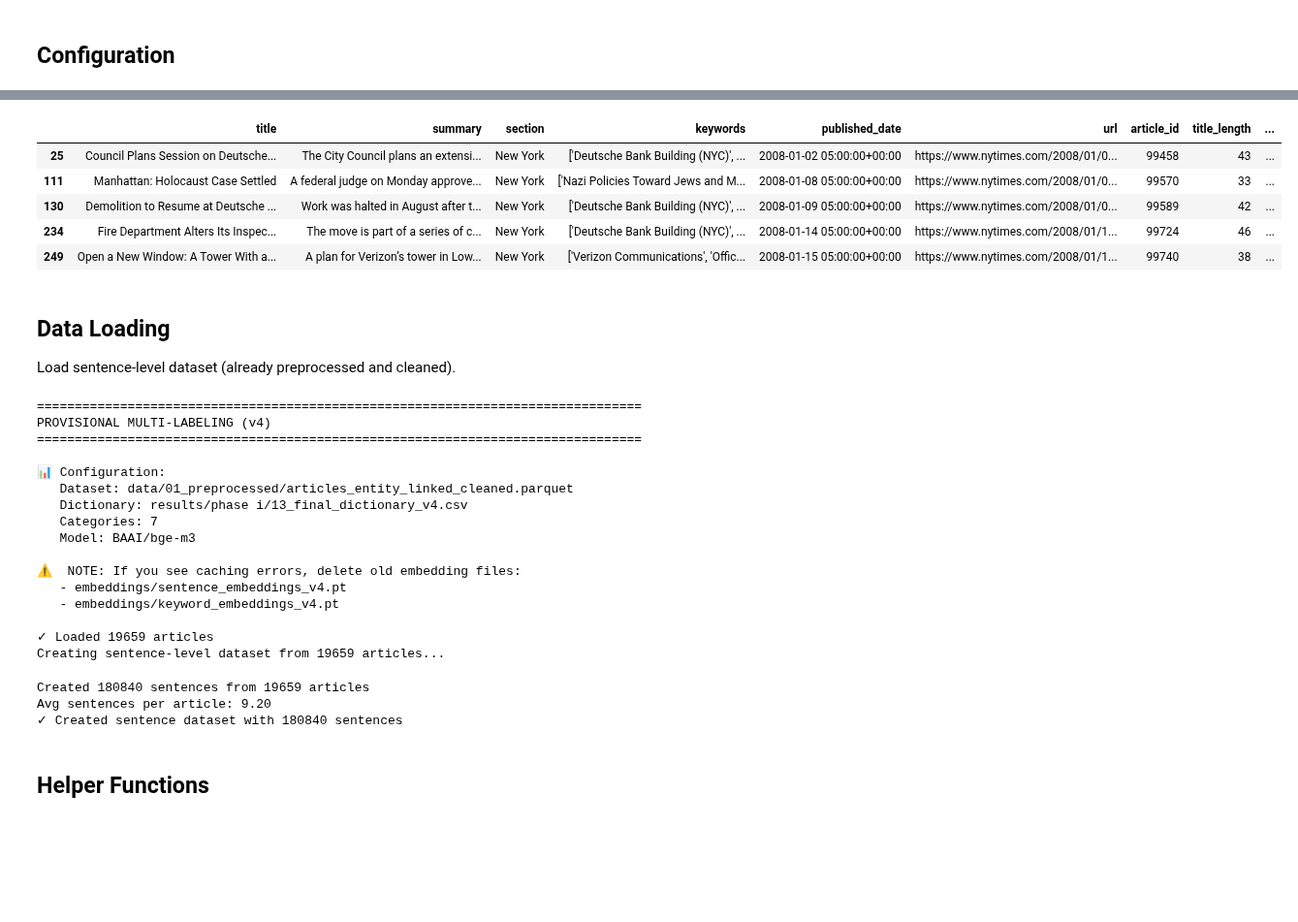
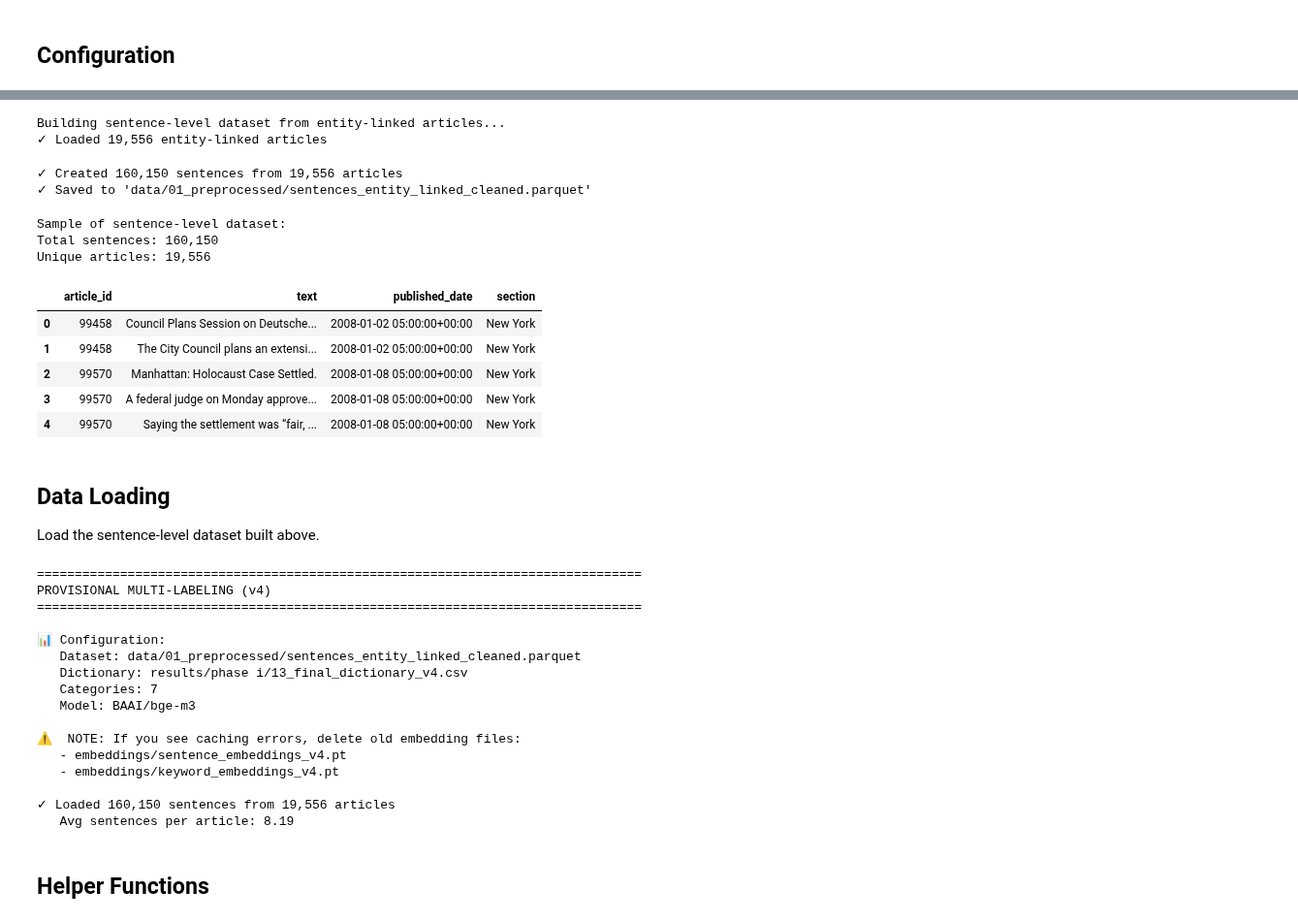
Before and after one commit to nkhanhle23/reputational-risk-pipeline, a Jupyter notebook: notebooks/21_provisional_multi_labelling.ipynb, the cells around one changed output, grey strips where cells are left out. Shown at 97% size. Saved outputs shown, nothing was run; the diff lists cells and outputs as text; code cells hidden in the pictures; blank space fills up the shorter version.

Commit message:
Update pipeline 21-32 because of stale data

```diff
--- a/notebooks/21_provisional_multi_labelling.ipynb
+++ b/notebooks/21_provisional_multi_labelling.ipynb
@@ -15,14 +15,16 @@ import seaborn as sns
 ## Configuration
 # %%
 # --- File Paths ---
-# Updated for v4: Using cleaned sentence-level entity-linked data (163,139 sentences from 19,659 articles)
-TRAIN_DATA_PATH = 'data/01_preprocessed/sentences_entity_linked_cleaned.parquet'
+# Source: entity-linked, quality-filtered articles (output of notebook 16)
+ARTICLES_PATH = 'data/01_preprocessed/articles_entity_linked_cleaned.parquet'
+# Sentence-level dataset, rebuilt from ARTICLES_PATH in the next cell (title + summary, regex-split)
+INPUT_DATA_PATH = 'data/01_preprocessed/sentences_entity_linked_cleaned.parquet'
 # Updated for v4: Using final dictionary with 1,109 keywords (7 categories)
 KEYWORD_DICTIONARY_PATH = 'results/phase i/13_final_dictionary_v4.csv'
 OUTPUT_PATH = 'results/phase ii/21_provisionally_labeled_train_set_v4.parquet'
 
 # --- Embedding Cache Paths ---
-# NOTE: Delete these files if they exist from previous runs with different datasets
+# NOTE: invalidated automatically below if the rebuilt sentence count changes
 SENTENCE_EMBEDDINGS_PATH = 'embeddings/sentence_embeddings_v4.pt'
 
 KEYWORD_EMBEDDINGS_PATH = 'embeddings/keyword_embeddings_v4.pt'
@@ -29,17 +40,56 @@ KEYWORD_EMBEDDINGS_PATH = 'embeddings/keyword_embeddings_v4.pt'
+# %%
+import re
+
+
+def simple_sentence_split(text):
+    """Split on sentence-ending punctuation; drop fragments <=10 chars."""
+    sentences = re.split(r'(?<=[.!?])\s+', text)
+    sentences = [s.strip() for s in sentences if len(s.strip()) > 10]
+    return sentences
+
+
+print("Building sentence-level dataset from entity-linked articles...")
+articles_df = pd.read_parquet(ARTICLES_PATH)
+print(f"✓ Loaded {len(articles_df):,} entity-linked articles")
+
+sentence_rows = []
+for _, row in tqdm(articles_df.iterrows(), total=len(articles_df), desc="Splitting into sentences"):
+    combined_text = str(row['title']) + '. ' + str(row['summary'])
+    for sent in simple_sentence_split(combined_text):
+        sentence_rows.append({
+            'article_id': row['article_id'],
+            'text': sent,
+            'published_date': row['published_date'],
+            'section': row['section'],
+        })
+
+sentence_df_built = pd.DataFrame(sentence_rows)
+sentence_df_built.to_parquet(INPUT_DATA_PATH, index=False)
+
+print(f"✓ Created {len(sentence_df_built):,} sentences from {sentence_df_built['article_id'].nunique():,} articles")
+print(f"✓ Saved to '{INPUT_DATA_PATH}'")
+# %% [output]
+Building sentence-level dataset from entity-linked articles...
+✓ Loaded 19,556 entity-linked articles
+✓ Created 160,150 sentences from 19,556 articles
+✓ Saved to 'data/01_preprocessed/sentences_entity_linked_cleaned.parquet'
 # %%
 # Display sample of sentence-level data
-sentence_sample = pd.read_parquet(TRAIN_DATA_PATH)
+sentence_sample = pd.read_parquet(INPUT_DATA_PATH)
 print(f"Sample of sentence-level dataset:")
 print(f"Total sentences: {len(sentence_sample):,}")
 print(f"Unique articles: {sentence_sample['article_id'].nunique():,}")
 sentence_sample.head()
 # %% [output]
+Sample of sentence-level dataset:
+Total sentences: 160,150
+Unique articles: 19,556
-|  | title | summary | section | keywords | published_date | url | article_id | title_length | ... |
-| 25 | Council Plans Session on Deutsche... | The City Council plans an extensi... | New York | ['Deutsche Bank Building (NYC)', ... | 2008-01-02 05:00:00+00:00 | https://www.nytimes.com/2008/01/0... | 99458 | 43 | ... |
-| 111 | Manhattan: Holocaust Case Settled | A federal judge on Monday approve... | New York | ['Nazi Policies Toward Jews and M... | 2008-01-08 05:00:00+00:00 | https://www.nytimes.com/2008/01/0... | 99570 | 33 | ... |
-| 130 | Demolition to Resume at Deutsche ... | Work was halted in August after t... | New York | ['Deutsche Bank Building (NYC)', ... | 2008-01-09 05:00:00+00:00 | https://www.nytimes.com/2008/01/0... | 99589 | 42 | ... |
-| 234 | Fire Department Alters Its Inspec... | The move is part of a series of c... | New York | ['Deutsche Bank Building (NYC)', ... | 2008-01-14 05:00:00+00:00 | https://www.nytimes.com/2008/01/1... | 99724 | 46 | ... |
-| 249 | Open a New Window: A Tower With a... | A plan for Verizon’s tower in Low... | New York | ['Verizon Communications', 'Offic... | 2008-01-15 05:00:00+00:00 | https://www.nytimes.com/2008/01/1... | 99740 | 38 | ... |
+|  | article_id | text | published_date | section |
+| 0 | 99458 | Council Plans Session on Deutsche... | 2008-01-02 05:00:00+00:00 | New York |
+| 1 | 99458 | The City Council plans an extensi... | 2008-01-02 05:00:00+00:00 | New York |
+| 2 | 99570 | Manhattan: Holocaust Case Settled. | 2008-01-08 05:00:00+00:00 | New York |
+| 3 | 99570 | A federal judge on Monday approve... | 2008-01-08 05:00:00+00:00 | New York |
+| 4 | 99570 | Saying the settlement was “fair, ... | 2008-01-08 05:00:00+00:00 | New York |
 # %%
 # Load reviewed sample
 reviewed_sample_path = 'data/samples_reviewed/rule_classification_validation_sample_reviewed.csv'
@@ -62,14 +112,14 @@ AMBIGUITY_DELTA = 0.05
 # %% [markdown]
 ## Data Loading
 
-Load sentence-level dataset (already preprocessed and cleaned).
+Load the sentence-level dataset built above.
 # %%
 # Load sentence-level dataset
 print("=" * 80)
 print("PROVISIONAL MULTI-LABELING (v4)")
 print("=" * 80)
 print(f"\n📊 Configuration:")
-print(f"   Dataset: {TRAIN_DATA_PATH}")
+print(f"   Dataset: {INPUT_DATA_PATH}")
 print(f"   Dictionary: {KEYWORD_DICTIONARY_PATH}")
 print(f"   Categories: {K_KEYWORDS}")
 print(f"   Model: {MODEL_NAME}")
@@ -77,7 +127,7 @@ print(f"\n⚠️  NOTE: If you see caching errors, delete old embedding files:")
 print(f"   - {SENTENCE_EMBEDDINGS_PATH}")
 print(f"   - {KEYWORD_EMBEDDINGS_PATH}\n")
 
-sentence_df = pd.read_parquet(TRAIN_DATA_PATH)
+sentence_df = pd.read_parquet(INPUT_DATA_PATH)
 print(f"✓ Loaded {len(sentence_df):,} sentences from {sentence_df['article_id'].nunique():,} articles")
 print(f"   Avg sentences per article: {len(sentence_df) / sentence_df['article_id'].nunique():.2f}\n")
 # %% [output]
@@ -86,7 +136,7 @@ PROVISIONAL MULTI-LABELING (v4)
 ================================================================================
 
 📊 Configuration:
-   Dataset: data/01_preprocessed/articles_entity_linked_cleaned.parquet
+   Dataset: data/01_preprocessed/sentences_entity_linked_cleaned.parquet
    Dictionary: results/phase i/13_final_dictionary_v4.csv
    Categories: 7
    Model: BAAI/bge-m3
@@ -95,11 +145,8 @@ PROVISIONAL MULTI-LABELING (v4)
    - embeddings/sentence_embeddings_v4.pt
    - embeddings/keyword_embeddings_v4.pt
 
-✓ Loaded 19659 articles
-Creating sentence-level dataset from 19659 articles...
+✓ Loaded 160,150 sentences from 19,556 articles
+   Avg sentences per article: 8.19
-Created 180840 sentences from 19659 articles
-Avg sentences per article: 9.20
-✓ Created sentence dataset with 180840 sentences
 # %% [markdown]
 ## Helper Functions
 # %%
```
Also changed, not shown: parts of 4 cells of this notebook, 7 other files.
